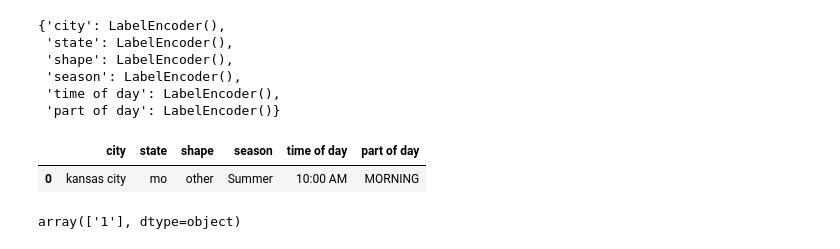
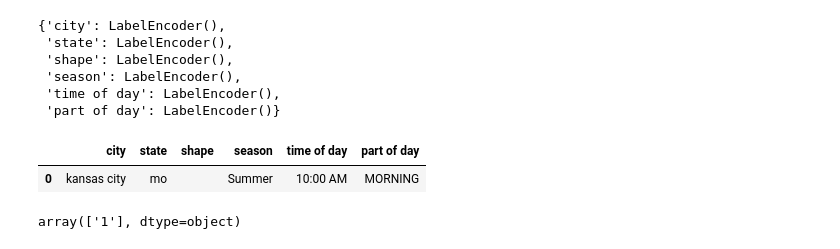
Before and after one commit to lucyhohler/Final-Project---Data-Analytics, a Jupyter notebook: KNN_Predicted.ipynb, the cells around one changed output. Cells and saved outputs as stored; diff of their text form; code cells hidden in the pictures.

```diff
--- a/KNN_Predicted.ipynb
+++ b/KNN_Predicted.ipynb
@@ -40,14 +40,14 @@ le_dict = pickle.load( open(le_filename, 'rb'))
  'part of day': LabelEncoder()}
 # %%
 # List of Tuples
-predictionData = [ ('kansas city', 'mo', 'other' , 'Summer ', '10:00 AM', 'MORNING') ]
+predictionData = [ ('kansas city', 'mo', '' , 'Summer ', '10:00 AM', 'MORNING') ]
 
 predictionDf = pd.DataFrame(predictionData,columns=['city', 'state','shape','season','time of day','part of day'])
 
 predictionDf
 # %% [output]
 |  | city | state | shape | season | time of day | part of day |
-| 0 | kansas city | mo | other | Summer | 10:00 AM | MORNING |
+| 0 | kansas city | mo |  | Summer | 10:00 AM | MORNING |
 # %%
 for col in predictionDf.columns:
     le = le_dict[col]
```
Also changed, not shown: 2 other files.
